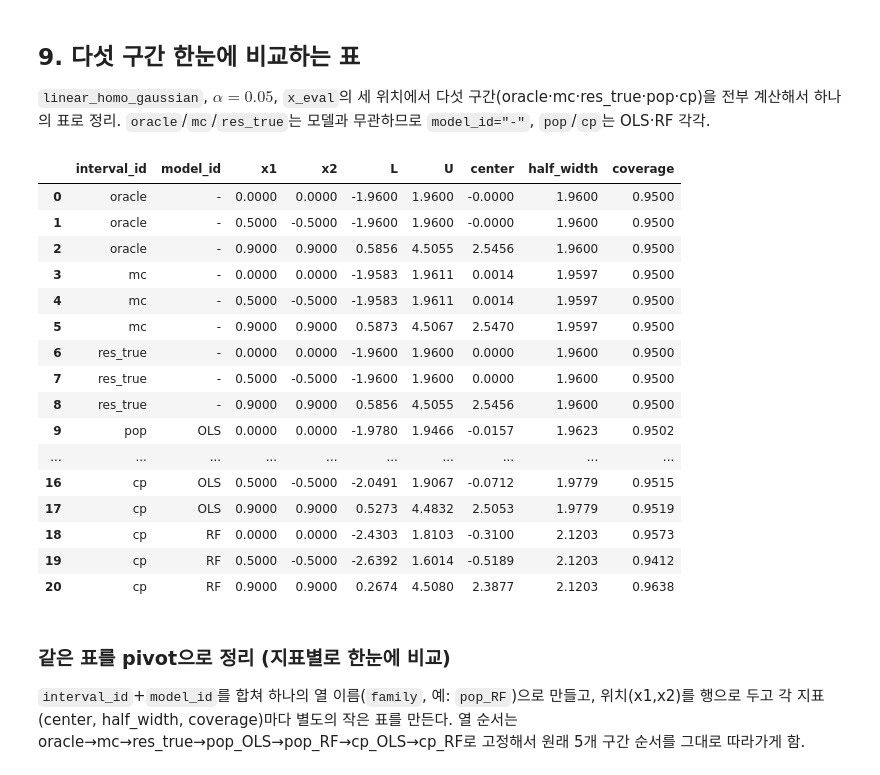
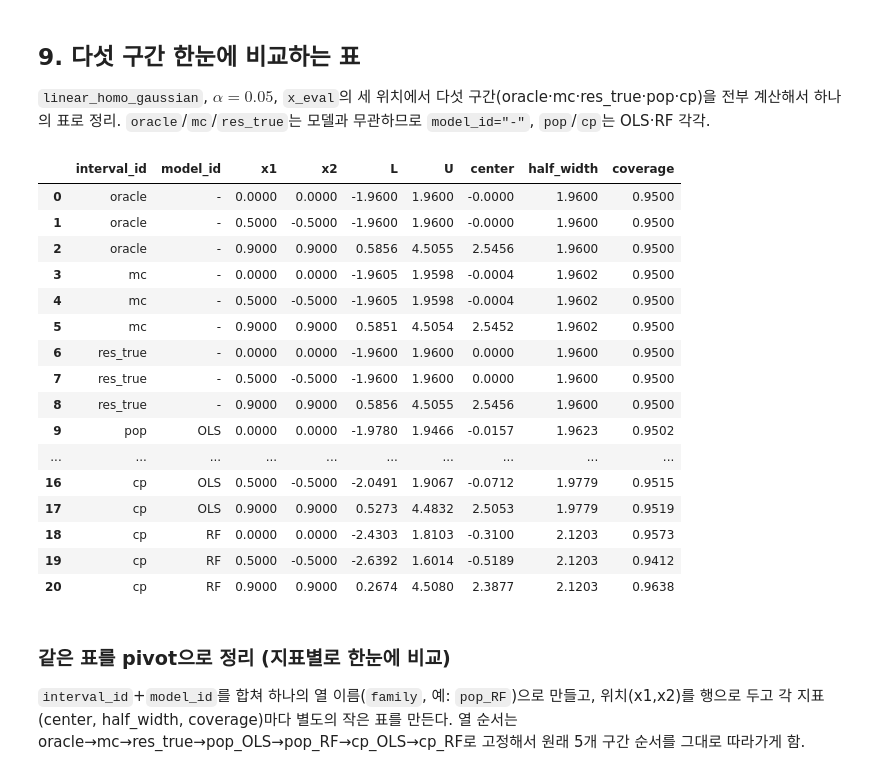
Before and after one commit to cms6090/simulation, a Jupyter notebook: notebooks/mc_vs_cp.ipynb, the cells around one changed output. Saved outputs shown, nothing was run; the diff lists cells and outputs as text; code cells hidden in the pictures.

```diff
--- a/notebooks/mc_vs_cp.ipynb
+++ b/notebooks/mc_vs_cp.ipynb
@@ -503,3 +615,6 @@ mc_error_table
+# %%
+# 이후 예시에서 사용할 현재 pilot 후보값
+M_MC_PILOT_CHOICE = 10_000_000
 # %% [markdown]
 ## 6. `res_true` 구간 ($q_{0,\alpha}$: population residual quantile)
 
@@ -606,23 +734,27 @@ for error_name in ["gaussian", "student_t"]:
 print("\n[hetero 검증] q0 vs 독립 MC 표본 분위수 (n=20,000,000)")
 
 n_mc = 20_000_000
-# 검증 전용 rng로 X1을 뽑음 (본 실험의 데이터 생성 rng와 완전히 분리된 스트림)
-x1_check = draw_X(n_mc, substream("validation", "q0_hetero"))[:, 0]  # X2는 sigma0_hetero가 안 쓰므로 무시
-X_check_2d = np.column_stack([x1_check, np.zeros(n_mc)])  # sigma0_hetero(X)가 (n,2) 모양을 기대하므로 맞춰줌
-sigma0_check = sigma0_hetero(X_check_2d)
+# sigma0_hetero는 X1만 사용하므로 (n,2) 배열을 만들지 않고 X1만 직접 생성
+x1_check = substream("validation", "q0_hetero").uniform(-1.0, 1.0, size=n_mc)
+sigma0_check = (0.4 + 1.2 * np.sin(np.pi * x1_check) ** 2) / np.sqrt(1.18)
+del x1_check
 
 for error_name in ["gaussian", "student_t", "lognormal"]:
     error = ERROR_DISTRIBUTIONS[error_name]
+    # 별도 R0 배열을 추가로 만들지 않고 eps_check 배열을 residual 저장용으로 재사용
     eps_check = error.sample(n_mc, substream("validation", "q0_hetero", error_name))
-    R0_check = np.abs(sigma0_check * eps_check)  # R0 = |Y - m0(X)| = |sigma0(X) * eps|
+    eps_check *= sigma0_check
+    np.abs(eps_check, out=eps_check)  # 이제 eps_check가 R0_check 역할
 
     for alpha in [0.10, 0.05, 0.01]:
         q0_from_integral = compute_q0("hetero", error_name, alpha)
-        q0_from_mc_sample = np.quantile(R0_check, 1 - alpha)
+        q0_from_mc_sample = np.quantile(eps_check, 1 - alpha)
         diff = abs(q0_from_integral - q0_from_mc_sample)
         print(
             f"  {error_name:10s} alpha={alpha:<5} "
             f"q0(적분)={q0_from_integral:.6f}  q0(MC)={q0_from_mc_sample:.6f}  diff={diff:.2e}"
         )
+
+del sigma0_check, eps_check
 # %% [output]
 [homo 검증] q0 vs true ppf(1-alpha/2)
@@ -693,7 +828,8 @@ def compute_q_pop(fitted_model, ref_X, dgp, alpha):
     def h_minus_target(q):
         return _H_pop(q, g_at_ref, true_mean_at_ref, true_scale_at_ref, dgp.error) - target_probability
 
-    return optimize.brentq(h_minus_target, 1e-8, 50.0, xtol=1e-10)
+    lower, upper = _find_root_bracket(h_minus_target)
+    return optimize.brentq(h_minus_target, lower, upper, xtol=1e-10)
 
 
 def pop_interval(X, fitted_model, q_pop):
@@ -793,9 +1178,9 @@ def cp_quantile(fitted_model, X_cal, y_cal, alpha):
     sorted_residuals = np.sort(residuals)  # 오름차순 정렬
     m = len(sorted_residuals)
 
-    # 2단계: conformal 순위 계산. -1e-9는 부동소수점 오차로 (m+1)(1-alpha)가
-    # 정확히 정수여야 하는 경계에서 한 단계 밀리는 걸 막기 위한 안전장치
-    k = math.ceil((m + 1) * (1 - alpha) - 1e-9)
+    # 2단계: conformal 순위 계산
+    # 현재 설정(alpha=0.10, 0.05, 0.01; m=1000)에서는 임의의 -1e-9 보정이 필요하지 않음
+    k = math.ceil((m + 1) * (1 - alpha))
 
     # 3단계: k가 calibration 크기를 넘으면(=m+1) 무한 구간, 아니면 k번째(1-indexed) 값 사용
     if k > m:
@@ -906,8 +1291,13 @@ dgp = DGPS["linear_homo_gaussian"]  # ols_model, rf_model, q0, q_pop_*, q_hat_*
 alpha = 0.05
 x_eval = np.array([[0.0, 0.0], [0.5, -0.5], [0.9, 0.9]])
 
-# mc만 이 dgp(error=gaussian)에 맞춰 새로 뽑음 (앞선 mc 데모는 다른 dgp였으므로)
-eps_sample_gaussian = draw_mc_benchmark(dgp, 1_000_000, substream("mc_benchmark", dgp.error_name))
+# mc만 이 dgp(error=gaussian)에 맞춰 새로 뽑음
+# 현재는 최종 확정 전이므로 M_MC_PILOT_CHOICE를 사용
+eps_sample_gaussian = draw_mc_benchmark(
+    dgp,
+    M_MC_PILOT_CHOICE,
+    substream("mc_benchmark", dgp.error_name, "five_interval_table"),
+)
 
 # (interval_id, model_id, (L, U)) 튜플을 하나씩 나열 -- model_id가 없는(None) 구간은 표에서 "-"로 표시
 families = [
@@ -916,36 +1306,36 @@ families = [
     ("res_true", None, res_true_interval(x_eval, dgp, alpha)),
     ("pop", "OLS", pop_interval(x_eval, ols_model, q_pop_ols)),
     ("pop", "RF", pop_interval(x_eval, rf_model, q_pop_rf)),
     ("cp", "OLS", cp_interval(x_eval, ols_model, q_hat_ols)),
     ("cp", "RF", cp_interval(x_eval, rf_model, q_hat_rf)),
 ]
 
 rows = []
 for interval_id, model_id, (L, U) in families:
     coverage = conditional_coverage(L, U, x_eval, dgp)
     for i in range(len(x_eval)):
         rows.append({
             "interval_id": interval_id,
             "model_id": model_id or "-",
             "x1": x_eval[i, 0],
             "x2": x_eval[i, 1],
             "L": L[i],
             "U": U[i],
             "center": (L[i] + U[i]) / 2,
             "half_width": (U[i] - L[i]) / 2,
             "coverage": coverage[i],
         })
 
 five_intervals_table = pd.DataFrame(rows)
 five_intervals_table
 # %% [output]
 |  | interval_id | model_id | x1 | x2 | L | U | center | half_width | coverage |
 | 0 | oracle | - | 0.0000 | 0.0000 | -1.9600 | 1.9600 | -0.0000 | 1.9600 | 0.9500 |
 | 1 | oracle | - | 0.5000 | -0.5000 | -1.9600 | 1.9600 | -0.0000 | 1.9600 | 0.9500 |
 | 2 | oracle | - | 0.9000 | 0.9000 | 0.5856 | 4.5055 | 2.5456 | 1.9600 | 0.9500 |
-| 3 | mc | - | 0.0000 | 0.0000 | -1.9583 | 1.9611 | 0.0014 | 1.9597 | 0.9500 |
-| 4 | mc | - | 0.5000 | -0.5000 | -1.9583 | 1.9611 | 0.0014 | 1.9597 | 0.9500 |
-| 5 | mc | - | 0.9000 | 0.9000 | 0.5873 | 4.5067 | 2.5470 | 1.9597 | 0.9500 |
+| 3 | mc | - | 0.0000 | 0.0000 | -1.9605 | 1.9598 | -0.0004 | 1.9602 | 0.9500 |
+| 4 | mc | - | 0.5000 | -0.5000 | -1.9605 | 1.9598 | -0.0004 | 1.9602 | 0.9500 |
+| 5 | mc | - | 0.9000 | 0.9000 | 0.5851 | 4.5054 | 2.5452 | 1.9602 | 0.9500 |
 | 6 | res_true | - | 0.0000 | 0.0000 | -1.9600 | 1.9600 | 0.0000 | 1.9600 | 0.9500 |
 | 7 | res_true | - | 0.5000 | -0.5000 | -1.9600 | 1.9600 | 0.0000 | 1.9600 | 0.9500 |
 | 8 | res_true | - | 0.9000 | 0.9000 | 0.5856 | 4.5055 | 2.5456 | 1.9600 | 0.9500 |
```
Also changed, not shown: parts of 62 cells of this notebook.
